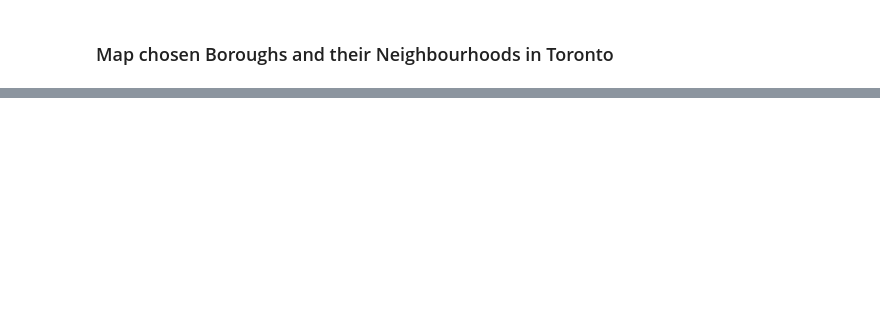
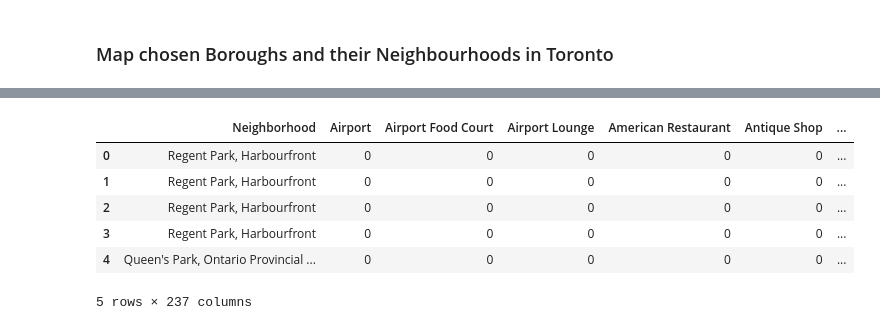
Before and after one commit to prak112/Coursera-IBM_Capstone, a Jupyter notebook: Week3_NeighborhoodClusteringProject.ipynb, the cells around one changed output, grey strips where cells are left out. Cells and saved outputs as stored; diff of their text form; code cells hidden in the pictures; blank space fills up the shorter version.

```diff
--- a/Week3_NeighborhoodClusteringProject.ipynb
+++ b/Week3_NeighborhoodClusteringProject.ipynb
@@ -264,0 +329,15 @@ Business reply mail Processing Centre, South Central Letter Processing Plant Tor
+# %%
+encode_df['Neighborhood'] = toronto_venues[['Neighborhood']]
+
+#move Neighborhood column to the '0' position
+fixed_columns = ['Neighborhood'] + list(encode_df.columns[encode_df.columns!='Neighborhood'])
+encode_df = encode_df[fixed_columns]
+encode_df.head()
+# %% [output]
+|  | Neighborhood | Airport | Airport Food Court | Airport Lounge | American Restaurant | Antique Shop | ... |
+| 0 | Regent Park, Harbourfront | 0 | 0 | 0 | 0 | 0 | ... |
+| 1 | Regent Park, Harbourfront | 0 | 0 | 0 | 0 | 0 | ... |
+| 2 | Regent Park, Harbourfront | 0 | 0 | 0 | 0 | 0 | ... |
+| 3 | Regent Park, Harbourfront | 0 | 0 | 0 | 0 | 0 | ... |
+| 4 | Queen's Park, Ontario Provincial ... | 0 | 0 | 0 | 0 | 0 | ... |
+5 rows × 237 columns
```
Also changed, not shown: parts of 17 cells of this notebook.
